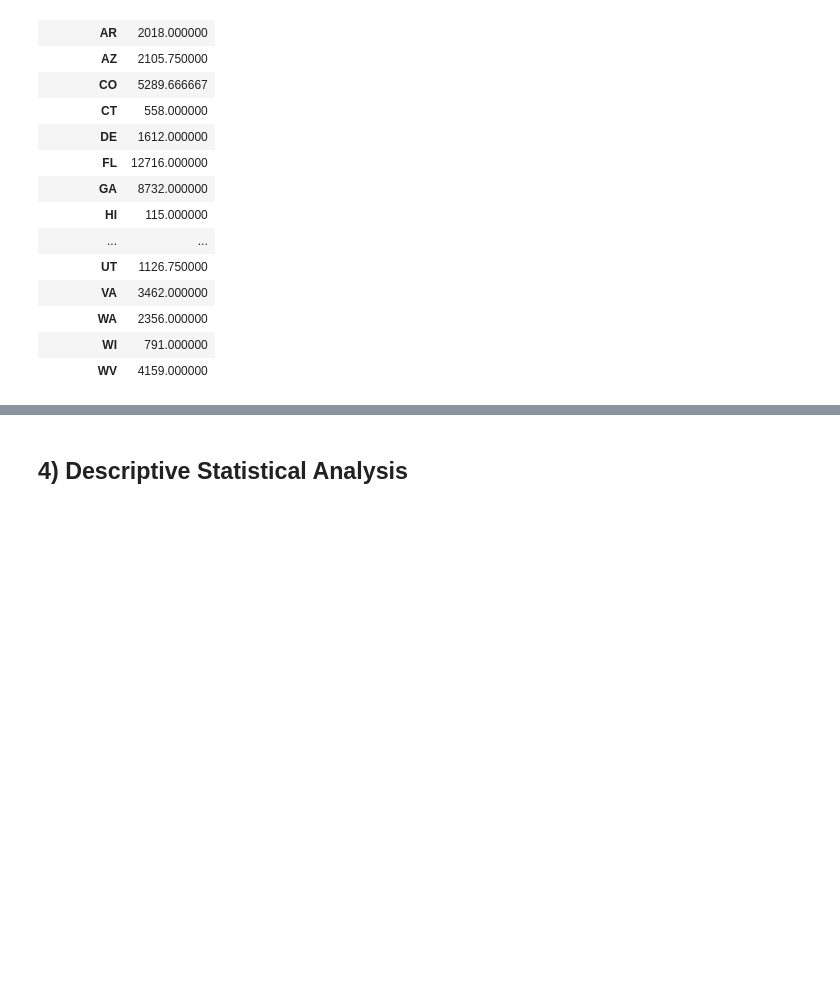
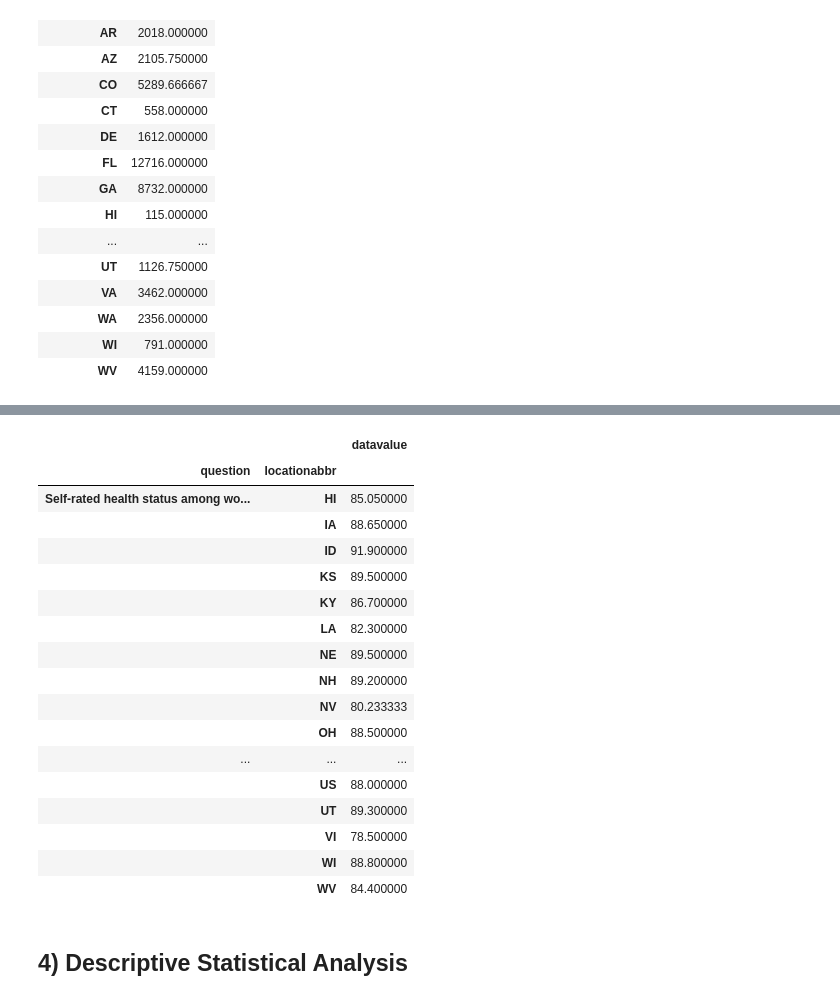
Before and after one commit to ghscharf/Python, a Jupyter notebook: DA_Unit3_Project2_GScharf.ipynb, the cells around one changed output, grey strips where cells are left out. Drawn from its saved outputs; the diff is of its cells as text; code cells hidden in the pictures; blank space fills up the shorter version.

```diff
--- a/DA_Unit3_Project2_GScharf.ipynb
+++ b/DA_Unit3_Project2_GScharf.ipynb
@@ -494,3 +475,24 @@ state_pivot_df
+# %%
+state_pivot_df.tail(20)
+# %% [output]
+|  |  | datavalue |
+| question | locationabbr |  |
+| Self-rated health status among wo... | HI | 85.050000 |
+|  | IA | 88.650000 |
+|  | ID | 91.900000 |
+|  | KS | 89.500000 |
+|  | KY | 86.700000 |
+|  | LA | 82.300000 |
+|  | NE | 89.500000 |
+|  | NH | 89.200000 |
+|  | NV | 80.233333 |
+|  | OH | 88.500000 |
+| ... | ... | ... |
+|  | US | 88.000000 |
+|  | UT | 89.300000 |
+|  | VI | 78.500000 |
+|  | WI | 88.800000 |
+|  | WV | 84.400000 |
 # %% [markdown]
 **4) Descriptive Statistical Analysis**
 ---
```
Also changed, not shown: parts of 40 cells of this notebook.
